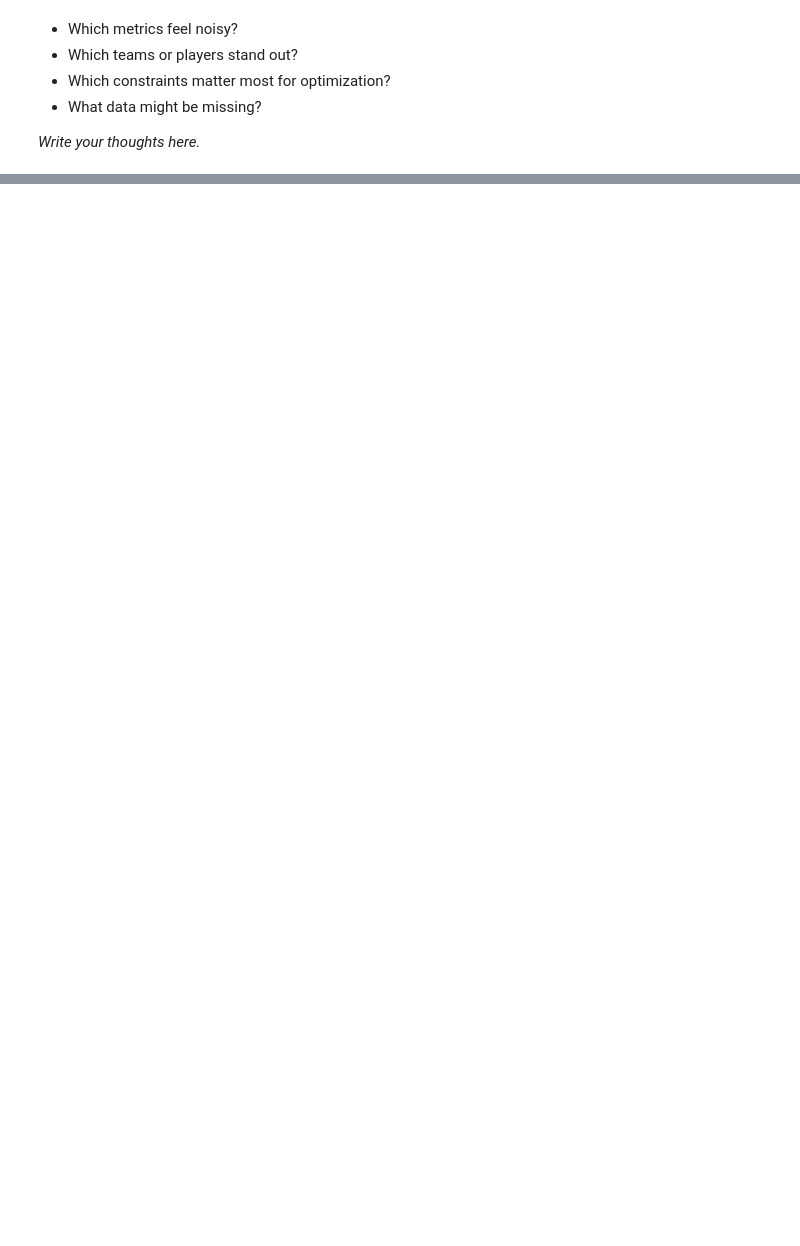
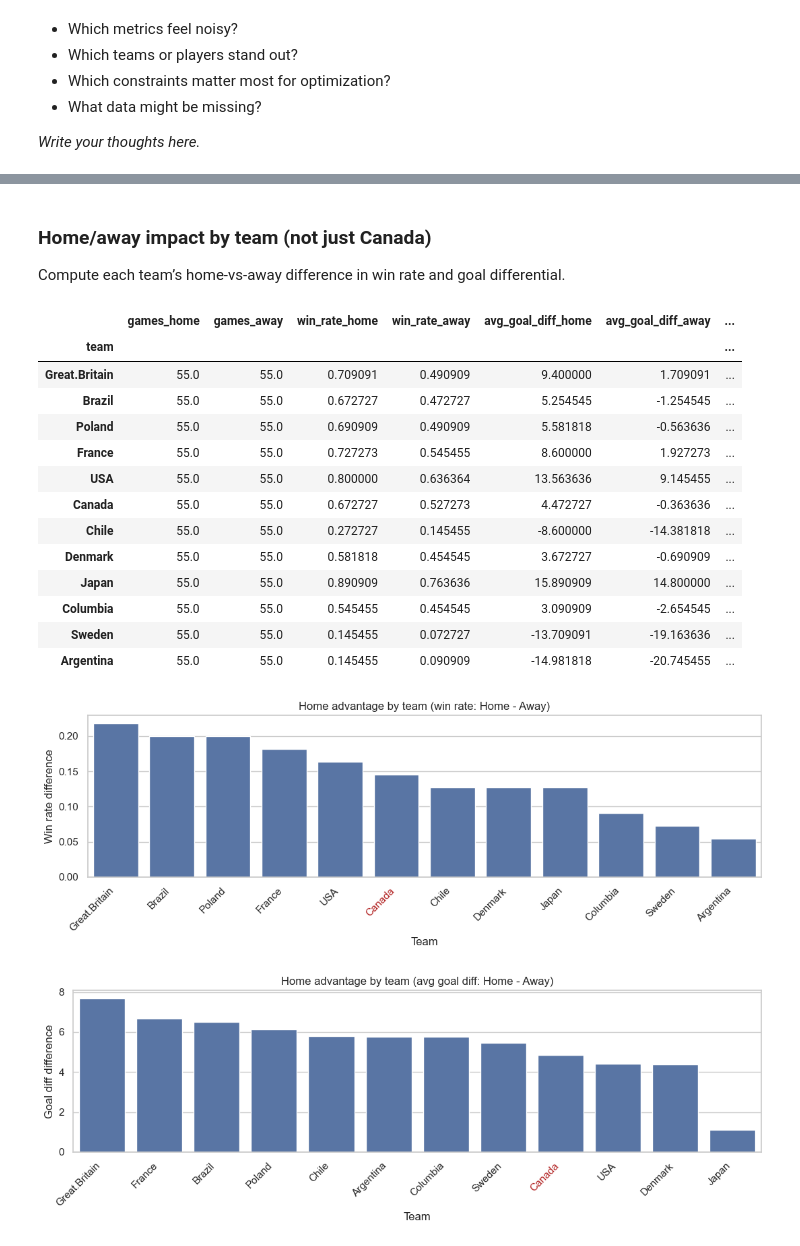
Before and after one commit to benFogerty/CaseStudy1, a Jupyter notebook: Wheelchair_Rugby_EDA.ipynb, the cells around one changed output, grey strips where cells are left out. Drawn from its saved outputs; the diff is of its cells as text; code cells hidden in the pictures; blank space fills up the shorter version.

```diff
--- a/Wheelchair_Rugby_EDA.ipynb
+++ b/Wheelchair_Rugby_EDA.ipynb
@@ -270,0 +536,77 @@ _Write your thoughts here._
+# %% [markdown]
+### Home/away impact by team (not just Canada)
+
+Compute each team’s home-vs-away difference in win rate and goal differential.
+# %%
+# Per-team home advantage: Home - Away
+team_home_away = (
+    game_long.groupby(["team", "home_str"])
+    .agg(games=("game_id", "nunique"), win_rate=("win", "mean"), avg_goal_diff=("goal_diff", "mean"))
+    .reset_index()
+)
+
+team_pivot = team_home_away.pivot(index="team", columns="home_str", values=["games", "win_rate", "avg_goal_diff"])
+
+team_effect = pd.DataFrame(
+    {
+        "games_home": team_pivot[("games", "Home")],
+        "games_away": team_pivot[("games", "Away")],
+        "win_rate_home": team_pivot[("win_rate", "Home")],
+        "win_rate_away": team_pivot[("win_rate", "Away")],
+        "avg_goal_diff_home": team_pivot[("avg_goal_diff", "Home")],
+        "avg_goal_diff_away": team_pivot[("avg_goal_diff", "Away")],
+    }
+)
+
+team_effect["win_rate_diff"] = team_effect["win_rate_home"] - team_effect["win_rate_away"]
+team_effect["goal_diff_diff"] = team_effect["avg_goal_diff_home"] - team_effect["avg_goal_diff_away"]
+
+team_effect = team_effect.sort_values("win_rate_diff", ascending=False)
+display(team_effect)
+
+plt.figure(figsize=(11, 4))
+order = team_effect.index.tolist()
+sns.barplot(x=order, y=team_effect["win_rate_diff"].to_numpy())
+plt.axhline(0, color="black", linewidth=1)
+plt.title("Home advantage by team (win rate: Home - Away)")
+plt.ylabel("Win rate difference")
+plt.xlabel("Team")
+plt.xticks(rotation=45, ha="right")
+# highlight Canada if present
+if "Canada" in team_effect.index:
+    idx = order.index("Canada")
+    plt.gca().get_xticklabels()[idx].set_color("firebrick")
+plt.tight_layout()
+plt.show()
+
+plt.figure(figsize=(11, 4))
+team_effect2 = team_effect.sort_values("goal_diff_diff", ascending=False)
+order2 = team_effect2.index.tolist()
+sns.barplot(x=order2, y=team_effect2["goal_diff_diff"].to_numpy())
+plt.axhline(0, color="black", linewidth=1)
+plt.title("Home advantage by team (avg goal diff: Home - Away)")
+plt.ylabel("Goal diff difference")
+plt.xlabel("Team")
+plt.xticks(rotation=45, ha="right")
+if "Canada" in team_effect2.index:
+    idx = order2.index("Canada")
+    plt.gca().get_xticklabels()[idx].set_color("firebrick")
+plt.tight_layout()
+plt.show()
+# %% [output]
+|  | games_home | games_away | win_rate_home | win_rate_away | avg_goal_diff_home | avg_goal_diff_away | ... |
+| team |  |  |  |  |  |  | ... |
+| Great.Britain | 55.0 | 55.0 | 0.709091 | 0.490909 | 9.400000 | 1.709091 | ... |
+| Brazil | 55.0 | 55.0 | 0.672727 | 0.472727 | 5.254545 | -1.254545 | ... |
+| Poland | 55.0 | 55.0 | 0.690909 | 0.490909 | 5.581818 | -0.563636 | ... |
+| France | 55.0 | 55.0 | 0.727273 | 0.545455 | 8.600000 | 1.927273 | ... |
+| USA | 55.0 | 55.0 | 0.800000 | 0.636364 | 13.563636 | 9.145455 | ... |
+| Canada | 55.0 | 55.0 | 0.672727 | 0.527273 | 4.472727 | -0.363636 | ... |
+| Chile | 55.0 | 55.0 | 0.272727 | 0.145455 | -8.600000 | -14.381818 | ... |
+| Denmark | 55.0 | 55.0 | 0.581818 | 0.454545 | 3.672727 | -0.690909 | ... |
+| Japan | 55.0 | 55.0 | 0.890909 | 0.763636 | 15.890909 | 14.800000 | ... |
+| Columbia | 55.0 | 55.0 | 0.545455 | 0.454545 | 3.090909 | -2.654545 | ... |
+| Sweden | 55.0 | 55.0 | 0.145455 | 0.072727 | -13.709091 | -19.163636 | ... |
+| Argentina | 55.0 | 55.0 | 0.145455 | 0.090909 | -14.981818 | -20.745455 | ... |
+[figure, added]
+[figure, added]
```
Also changed, not shown: parts of 13 cells of this notebook, 2 other files.
